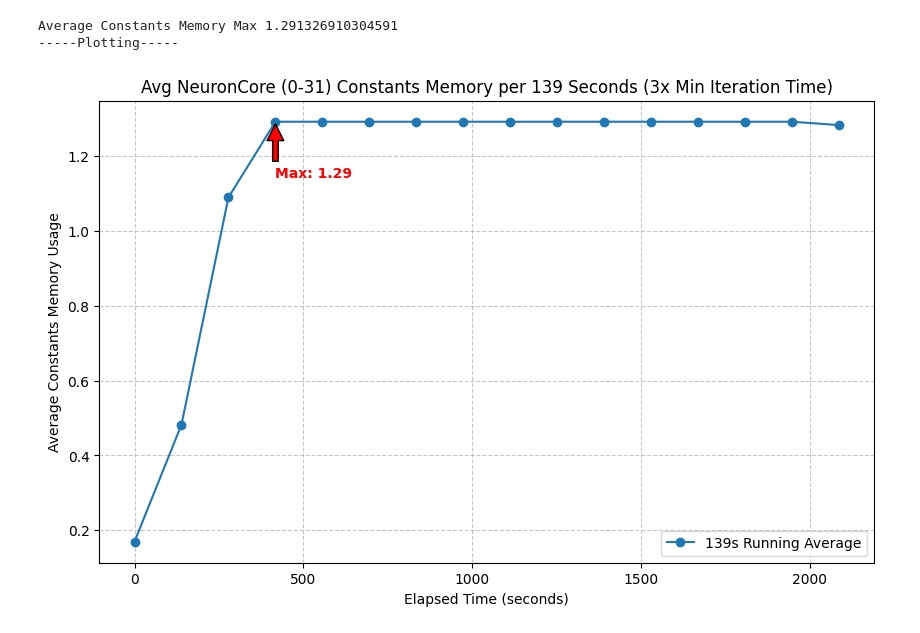
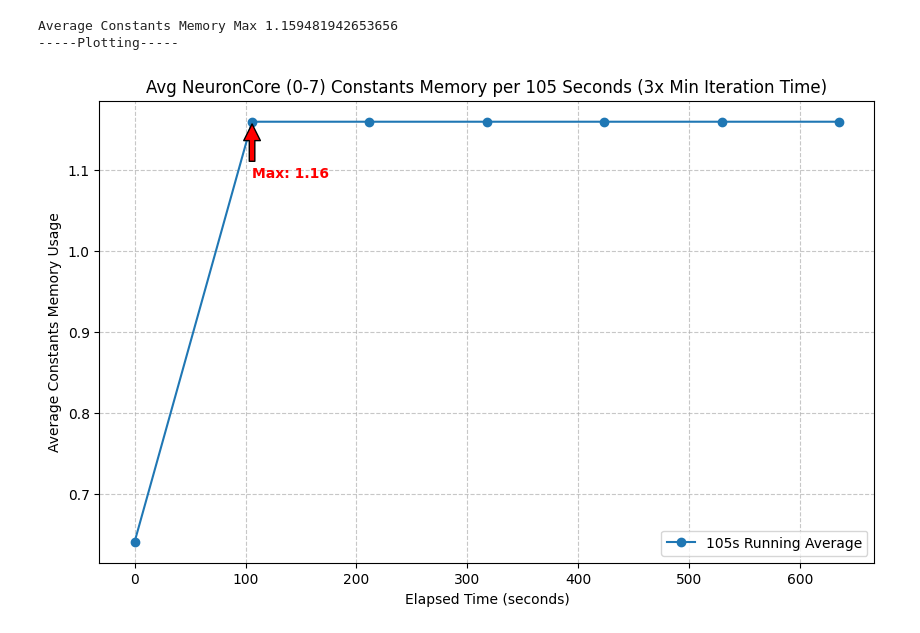
Before and after one commit to profetia/neuronx-distributed-training, a Jupyter notebook: examples/tensorboard_avg.ipynb, the cells around one changed output. Saved outputs shown, nothing was run; the diff lists cells and outputs as text; code cells hidden in the pictures.

```diff
--- a/examples/tensorboard_avg.ipynb
+++ b/examples/tensorboard_avg.ipynb
@@ -180,9 +278,11 @@ runtimeMem = memory_breakdown_factory('runtime_memory')
 import sys
 
 args = [
-    "--folder", "98",
+    "--folder", "108",
 ]
 
+first_n = 32
+
 sys.argv.extend(args)
 # %%
 
@@ -231,7 +331,7 @@ Average Memory Max 7.060949750489283
 # %%
-constantMem()
+constantMem(first_n=first_n)
 # %% [output]
-Average Constants Memory Max 1.291326910304591
+Average Constants Memory Max 1.159481942653656
 -----Plotting-----
-[figure, old version]
+[figure, new version]
 # %%
```
Also changed, not shown: parts of 10 cells of this notebook, 7 other files.
